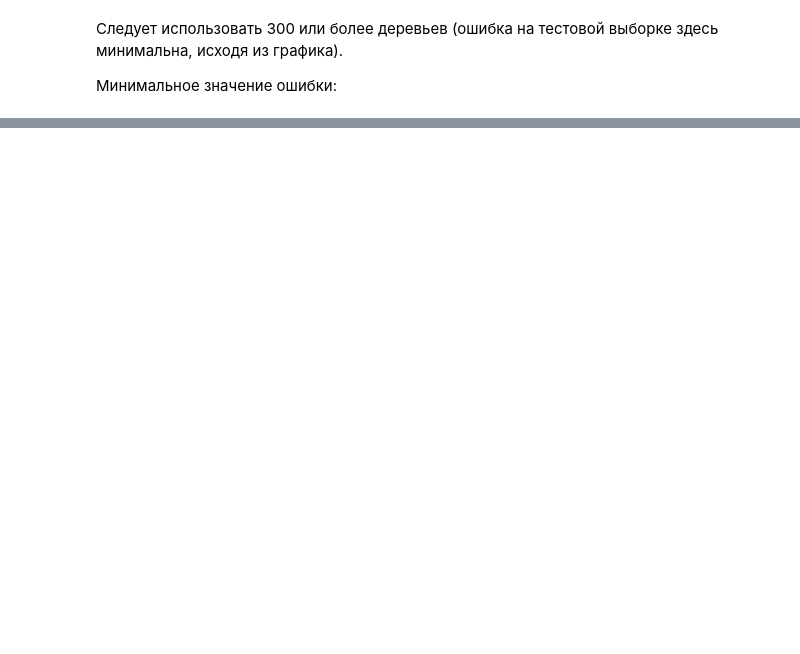
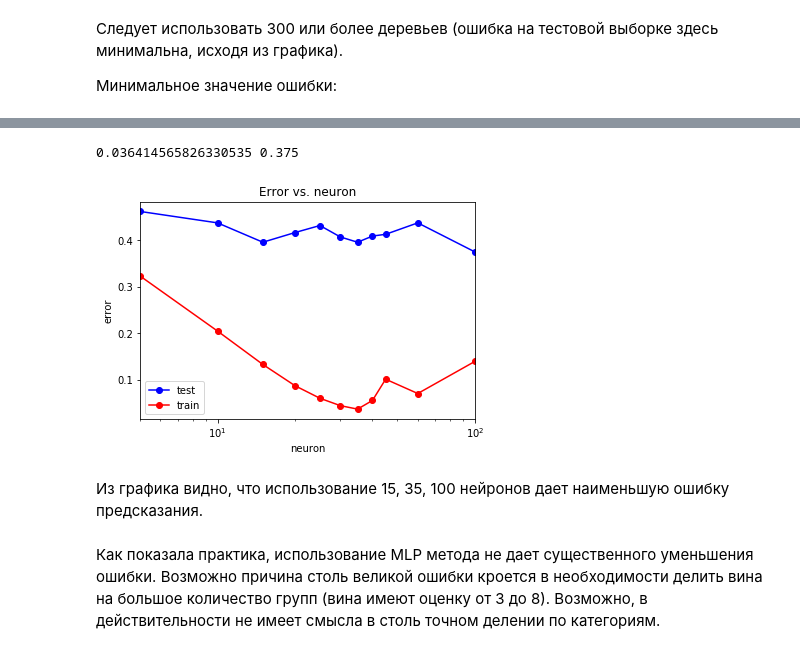
Before and after one commit to Yaroslav-Lahtachev/MachineLearning, a Jupyter notebook: ML.ipynb, the cells around one changed output, grey strips where cells are left out. Drawn from its saved outputs; the diff is of its cells as text; code cells hidden in the pictures; blank space fills up the shorter version.

```diff
--- a/ML.ipynb
+++ b/ML.ipynb
@@ -813,0 +938,36 @@ print(min_train_err, min_test_err)
+# %%
+neurons_arr1 = (5, 10, 15, 20, 25, 30, 35, 40, 45, 60, 100)
+neurons_arr2 = (2, 5, 10)
+test_err = []
+train_err = []
+for neuron1 in neurons_arr1:
+    for neuron2 in neurons_arr2:
+        mlp_model = MLPClassifier(hidden_layer_sizes = (neuron1,neuron2),
+                                  solver = 'lbfgs', activation = 'logistic', random_state = 42)
+    mlp_model.fit(X_train, y_train)
+
+    y_train_pred = mlp_model.predict(X_train)
+    y_test_pred = mlp_model.predict(X_test)
+    train_err.append(np.mean(y_train != y_train_pred))
+    test_err.append(np.mean(y_test != y_test_pred))
+# %%
+min_train_err = np.min(train_err)
+min_test_err = np.min(test_err)
+print(min_train_err, min_test_err)
+# %% [output]
+0.036414565826330535 0.375
+# %%
+plt.semilogx(neurons_arr1, test_err, 'b-o', label = 'test')
+plt.semilogx(neurons_arr1, train_err, 'r-o', label = 'train')
+plt.xlim([np.min(neurons_arr1), np.max(neurons_arr1)])
+plt.title('Error vs. neuron')
+plt.xlabel('neuron')
+plt.ylabel('error')
+plt.legend()
+pass
+# %% [output]
+[figure, added]
+# %% [markdown]
+Из графика видно, что использование 15, 35, 100 нейронов дает наименьшую ошибку предсказания.
+# %% [markdown]
+Как показала практика, использование MLP метода не дает существенного уменьшения ошибки. Возможно причина столь великой ошибки кроется в необходимости делить вина на большое количество групп (вина имеют оценку от 3 до 8). Возможно, в действительности не имеет смысла в столь точном делении по категориям.
```
Also changed, not shown: parts of 31 cells of this notebook.
